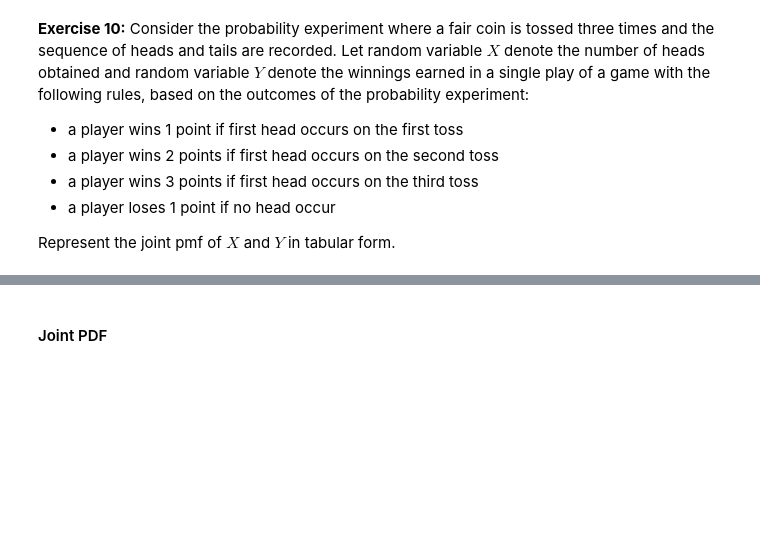
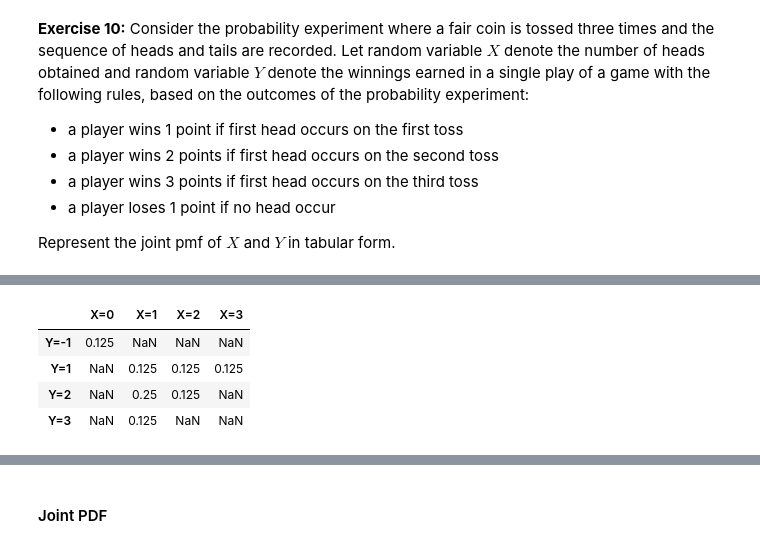
Before and after one commit to Shivank-sudo/Coursera-Specialization--Applied-Data-Science-using-Python-, a Jupyter notebook: M1_AST_01_Probability_Basics_A.ipynb, the cells around one changed output, grey strips where cells are left out. Saved outputs shown, nothing was run; the diff lists cells and outputs as text; code cells hidden in the pictures; blank space fills up the shorter version.

```diff
--- a/M1_AST_01_Probability_Basics_A.ipynb
+++ b/M1_AST_01_Probability_Basics_A.ipynb
@@ -701,11 +855,25 @@ df3
 # %%
 df3.iloc[0,0] = 1/8    # P(X=0, Y=-1)  Cases when no heads has occur {TTT}
 # YOUR CODE HERE for   # P(X=1, Y=1)  Cases when first head occurs at first toss and number of heads occur is one {HTT}
+df3.iloc[1,1] = 1/8
 # YOUR CODE HERE for   # P(X=2, Y=1)  Cases when first head occurs at first toss and number of heads occur is two {HTH, HHT}
+df3.iloc[2,1]= 2/8
 # YOUR CODE HERE for   # P(X=3, Y=1)  Cases when first head occurs at first toss and number of heads occur is three {HHH}
+df3.iloc[3,1]= 1/8
 # YOUR CODE HERE for   # P(X=1, Y=2)  Cases when first head occurs at second toss and number of heads occur is one {THT}
-# YOUR CODE HERE for   # P(X=2, Y=2)  Cases when first head occurs at second toss and number of heads occur is two {THH
+df3.iloc[1,2]= 1/8
+# YOUR CODE HERE for   # P(X=2, Y=2)  Cases when first head occurs at second toss and number of heads occur is two {THH}
+df3.iloc[2,2]= 1/8
 # YOUR CODE HERE for   # P(X=1, Y=3)  Cases when first head occurs at third toss and number of heads occur is one {TTH}
+df3.iloc[1,3]= 1/8
+# %%
+df3
+# %% [output]
+|  | X=0 | X=1 | X=2 | X=3 |
+| Y=-1 | 0.125 | NaN | NaN | NaN |
+| Y=1 | NaN | 0.125 | 0.125 | 0.125 |
+| Y=2 | NaN | 0.25 | 0.125 | NaN |
+| Y=3 | NaN | 0.125 | NaN | NaN |
 # %%
 # For cases like, when first head occurs at first toss and number of heads occur is 0, the values will be 0, as no such outcomes are possible
 # YOUR CODE HERE to replace NaN with 0
```
Also changed, not shown: parts of 59 cells of this notebook.
